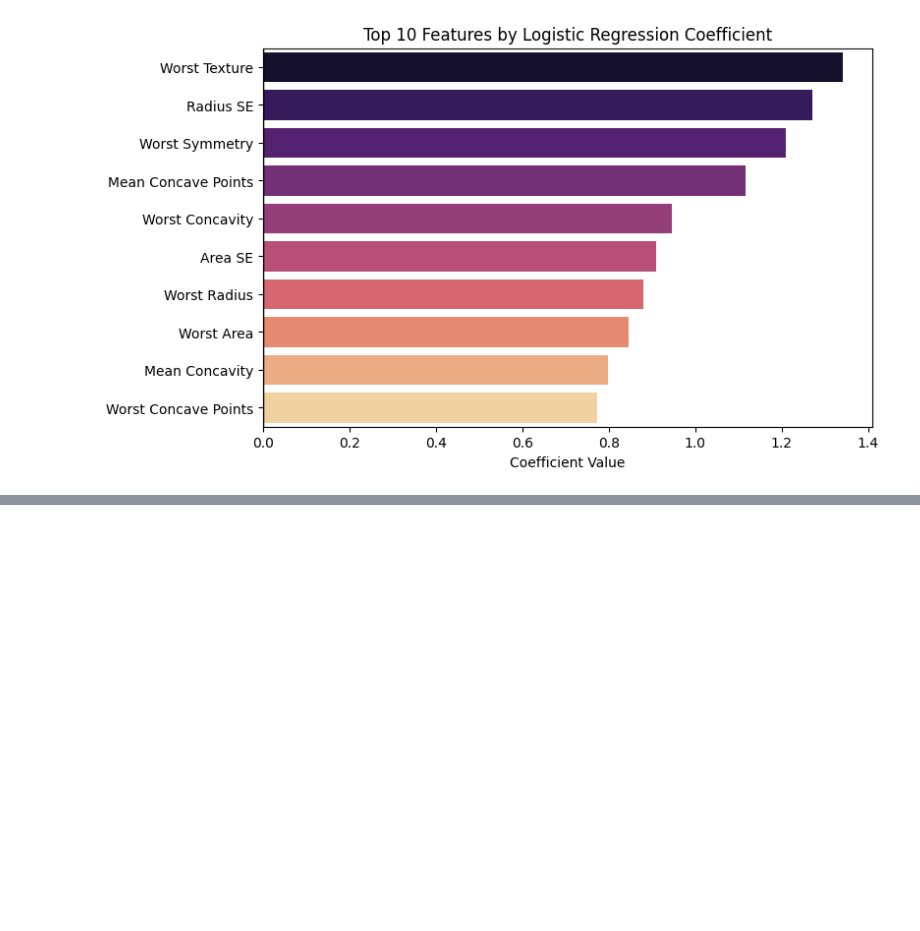
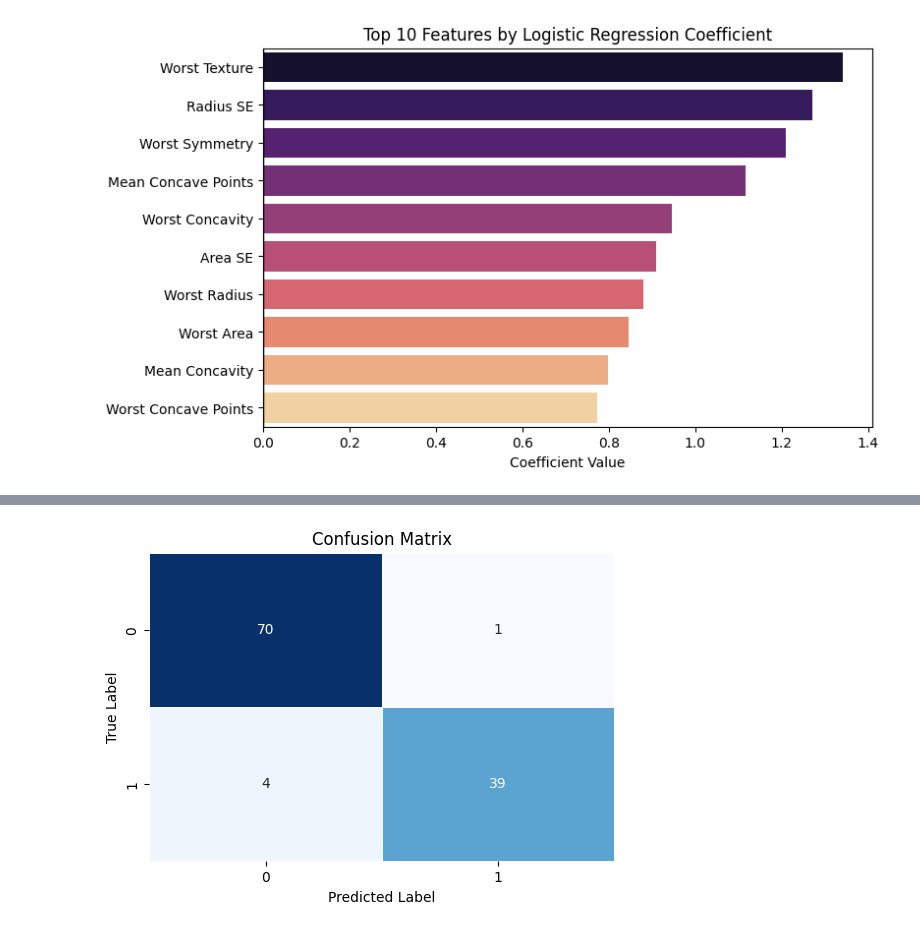
Before and after one commit to haricharnbytes/breast_cancer, a Jupyter notebook: breast_cancer.ipynb, the cells around one changed output, grey strips where cells are left out. Saved outputs shown, nothing was run; the diff lists cells and outputs as text; code cells hidden in the pictures; blank space fills up the shorter version.

```diff
--- a/breast_cancer.ipynb
+++ b/breast_cancer.ipynb
@@ -318,0 +372,17 @@ plt.show()
+# %%
+from sklearn.svm import SVC
+
+svm_model = SVC(kernel='linear')
+svm_model.fit(X_train, y_train)
+
+y_pred_svm = svm_model.predict(X_test)
+
+accuracy_svm = accuracy_score(y_test, y_pred_svm)
+conf_matrix_svm = confusion_matrix(y_test, y_pred_svm)
+class_report_svm = classification_report(y_test, y_pred_svm)
+
+print(f"SVM Accuracy: {accuracy_svm:.4f}")
+print("SVM Confusion Matrix:")
+print(conf_matrix_svm)
+print("SVM Classification Report:")
+print(class_report_svm)
@@ -318,0 +403,18 @@ plt.show()
+# %%
+plt.figure(figsize=(6,4))
+
+sns.heatmap(
+    confusion_matrix(y_test,y_pred_svm),
+    annot=True,
+    fmt="d",
+    cmap="Blues",
+    linewidths=0.5,
+    cbar=False
+)
+
+plt.xlabel("Predicted Label")
+plt.ylabel("True Label")
+plt.title("Confusion Matrix")
+plt.show()
+# %% [output]
+[figure, added]
```
Also changed, not shown: parts of 7 cells of this notebook.
